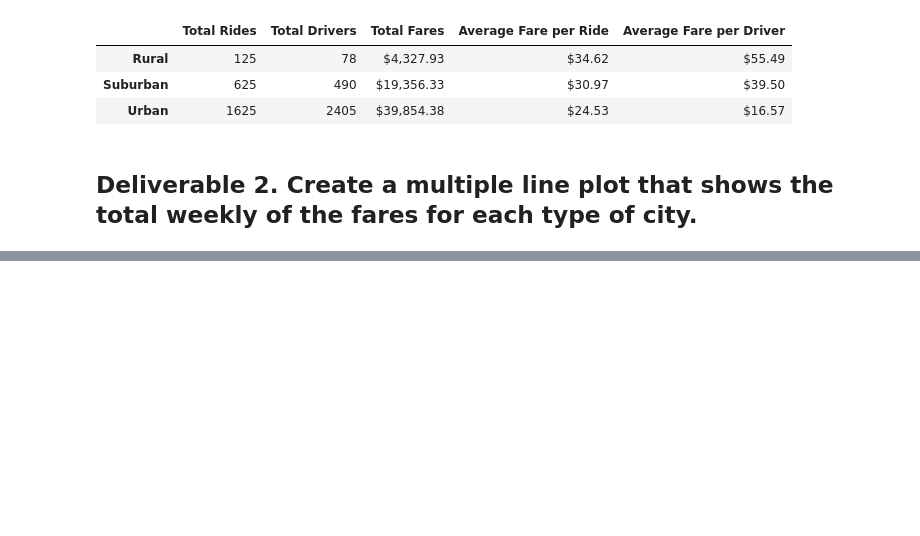
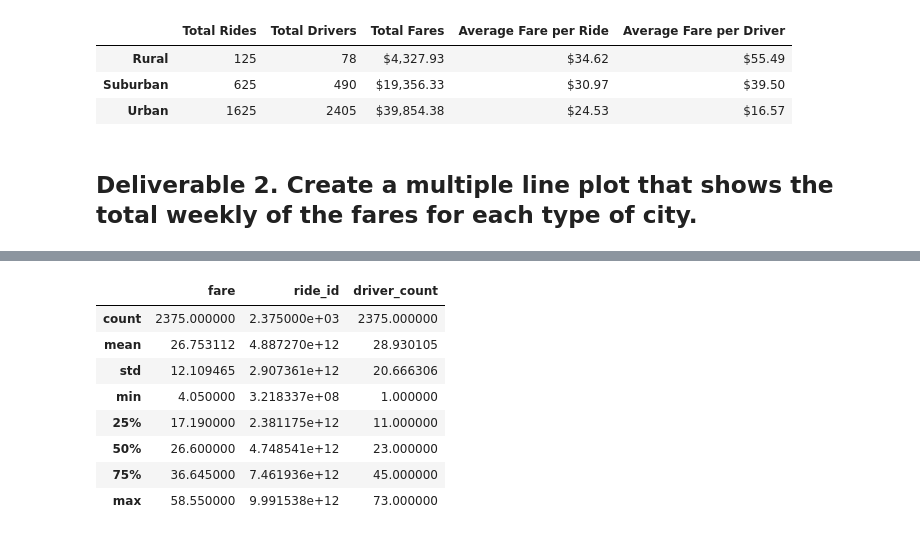
Before and after one commit to macicchino/Pyber_Analysis, a Jupyter notebook: PyBer_Challenge.ipynb, the cells around one changed output, grey strips where cells are left out. Drawn from its saved outputs; the diff is of its cells as text; code cells hidden in the pictures; blank space fills up the shorter version.

```diff
--- a/PyBer_Challenge.ipynb
+++ b/PyBer_Challenge.ipynb
@@ -187,3 +195,15 @@ output
+# %%
+pyber_data_df.describe()
+# %% [output]
+|  | fare | ride_id | driver_count |
+| count | 2375.000000 | 2.375000e+03 | 2375.000000 |
+| mean | 26.753112 | 4.887270e+12 | 28.930105 |
+| std | 12.109465 | 2.907361e+12 | 20.666306 |
+| min | 4.050000 | 3.218337e+08 | 1.000000 |
+| 25% | 17.190000 | 2.381175e+12 | 11.000000 |
+| 50% | 26.600000 | 4.748541e+12 | 23.000000 |
+| 75% | 36.645000 | 7.461936e+12 | 45.000000 |
+| max | 58.550000 | 9.991538e+12 | 73.000000 |
 # %%
 # 2. Using groupby() to create a new DataFrame showing the sum of the fares
 #  for each date where the indices are the city type and date.
```
Also changed, not shown: parts of 6 cells of this notebook.
